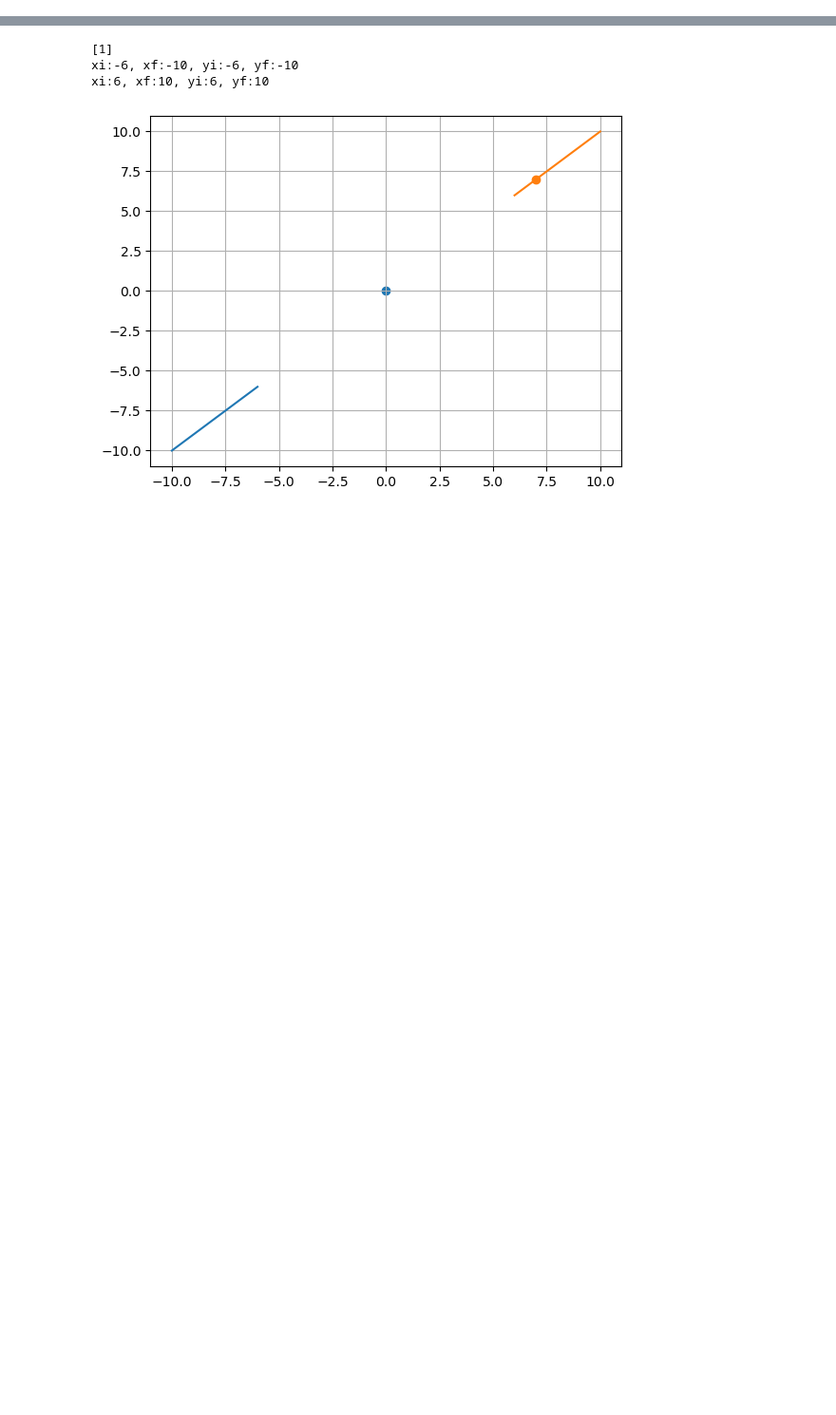
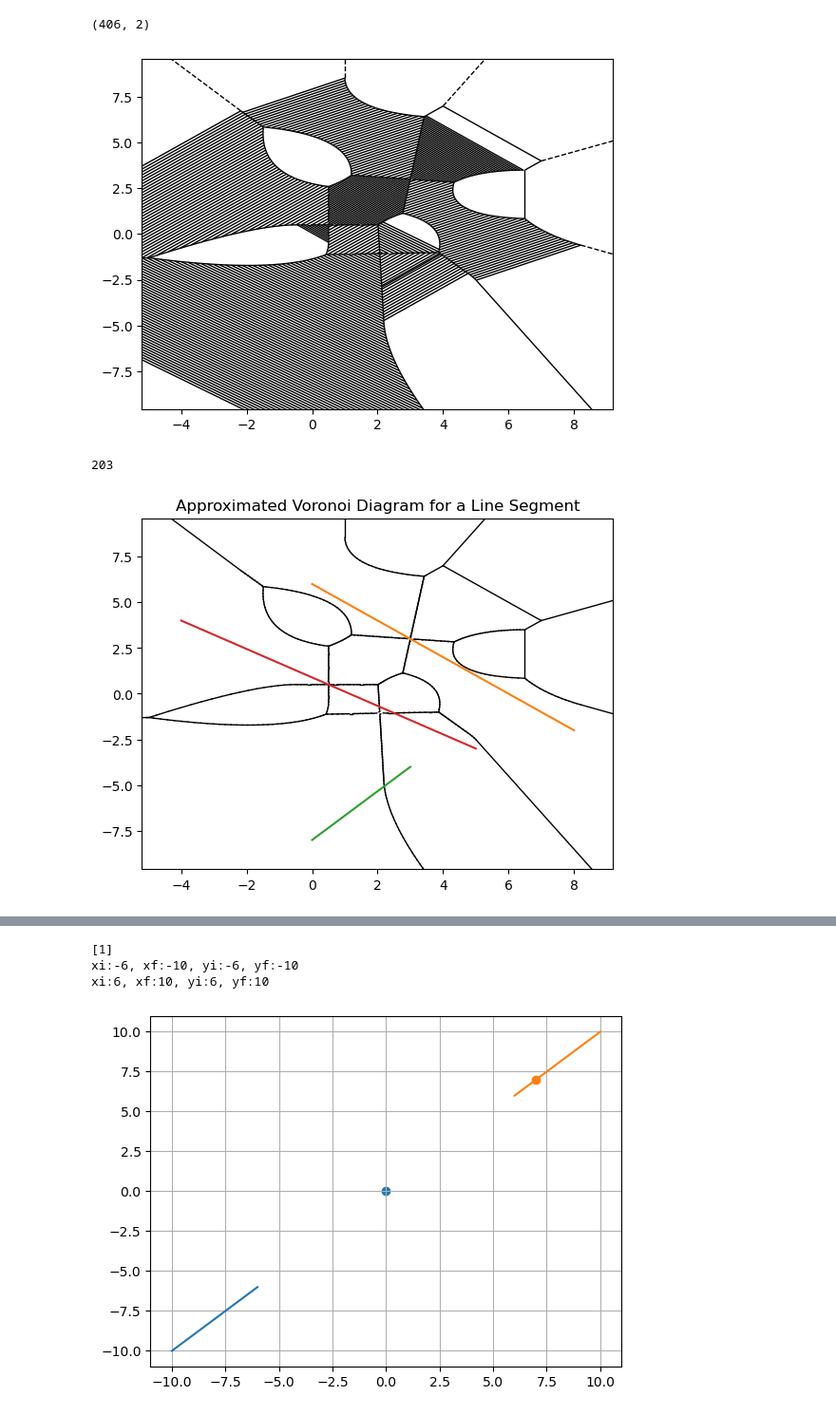
Before and after one commit to zlauko5/CG-SegmentAlgorithm, a Jupyter notebook: vd.ipynb, the cells around one changed output, grey strips where cells are left out. Shown at 95% size. Cells and saved outputs as stored; diff of their text form; code cells hidden in the pictures; blank space fills up the shorter version.

```diff
--- a/vd.ipynb
+++ b/vd.ipynb
@@ -73,0 +76,49 @@ plt.show()
+# %%
+data = pd.read_csv("highwaysegments_fullstate.csv")
+for i in range(len(data)):
+    plt.plot([data.iloc[i]["x1"], data.iloc[i]["x2"]], [data.iloc[i]["y1"], data.iloc[i]["y2"]])
+num_points = 100
+data = data.to_numpy().reshape(len(data),2,2)  # add additional axis to split data into start and endpoints
+segs = [generate_segment(i[0], i[1], num_points) for i in data]
+segs = np.vstack(segs)
+compute_voronoi(segs, data)
+# %%
+
+# Define the start and end points of the line segment
+p1 = np.array([0, 0])  # start
+p2 = np.array([5, 5])  # end
+p3 = np.array([0, 8])
+p4 = np.array([6, -2])
+
+p5 = np.array([3, 0])
+p6 = np.array([-4, -8])
+
+p7 = np.array([-4, 5])
+p8 = np.array([4, -3])
+
+
+
+# Generate points along the line segment
+num_points = 100  # Adjust for desired accuracy
+
+seg1 = generate_segment(p1, p2, num_points)
+seg2 = generate_segment(p3, p4, num_points)
+seg3 = generate_segment(p5, p6, num_points)
+seg4 = generate_segment(p7, p8, num_points)
+
+
+
+# Add some other "seed" points to see the effect of the segment
+other_points = np.array([[2, 8], [8, 2], [3, -2], [0, 4], [6, 6], [5, 2]])  # regular points
+
+
+
+all_points = np.vstack((seg1, seg2, seg3, seg4, other_points))
+print(all_points.shape)
+
+compute_voronoi(all_points, data)
+# %% [output]
+(406, 2)
+[figure, added]
+203
+[figure, added]
```
Also changed, not shown: parts of 6 cells of this notebook, 2 other files.
